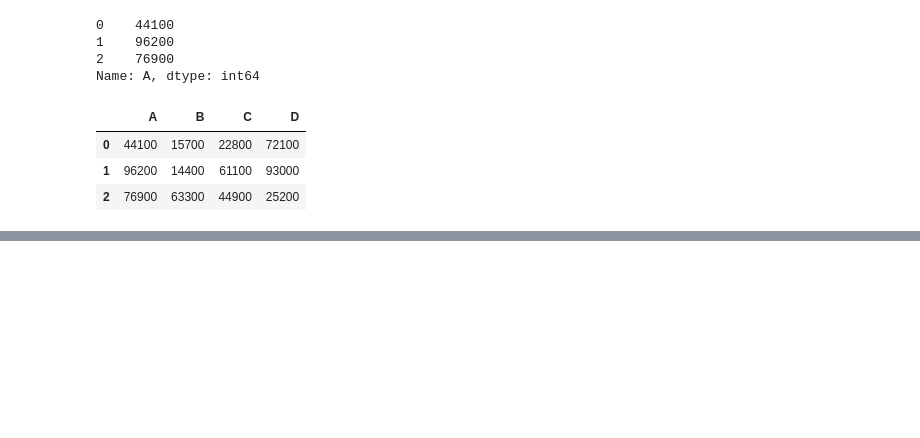
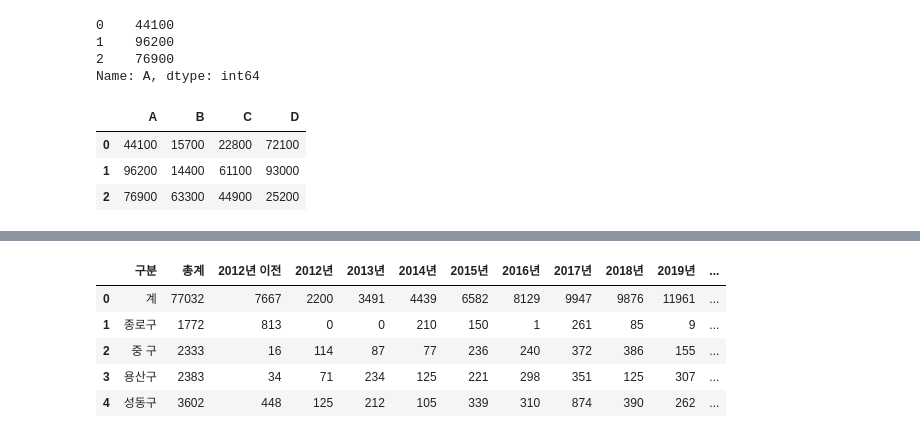
Before and after one commit to 1unasy/MachineLearning-2021-12, a Jupyter notebook: 00.데이터분석/14.DataFrame2.ipynb, the cells around one changed output, grey strips where cells are left out. Saved outputs shown, nothing was run; the diff lists cells and outputs as text; code cells hidden in the pictures; blank space fills up the shorter version.

```diff
--- a/00.데이터분석/14.DataFrame2.ipynb
+++ b/00.데이터분석/14.DataFrame2.ipynb
@@ -388,0 +400,11 @@ df
+# %%
+for column in cctv.columns[1:]:
+    cctv[column] = cctv[column].apply(lambda x : int(x.replace(",","")))
+cctv.head()
+# %% [output]
+|  | 구분 | 총계 | 2012년 이전 | 2012년 | 2013년 | 2014년 | 2015년 | 2016년 | 2017년 | 2018년 | 2019년 | ... |
+| 0 | 계 | 77032 | 7667 | 2200 | 3491 | 4439 | 6582 | 8129 | 9947 | 9876 | 11961 | ... |
+| 1 | 종로구 | 1772 | 813 | 0 | 0 | 210 | 150 | 1 | 261 | 85 | 9 | ... |
+| 2 | 중 구 | 2333 | 16 | 114 | 87 | 77 | 236 | 240 | 372 | 386 | 155 | ... |
+| 3 | 용산구 | 2383 | 34 | 71 | 234 | 125 | 221 | 298 | 351 | 125 | 307 | ... |
+| 4 | 성동구 | 3602 | 448 | 125 | 212 | 105 | 339 | 310 | 874 | 390 | 262 | ... |
```
Also changed, not shown: parts of 2 cells of this notebook.
